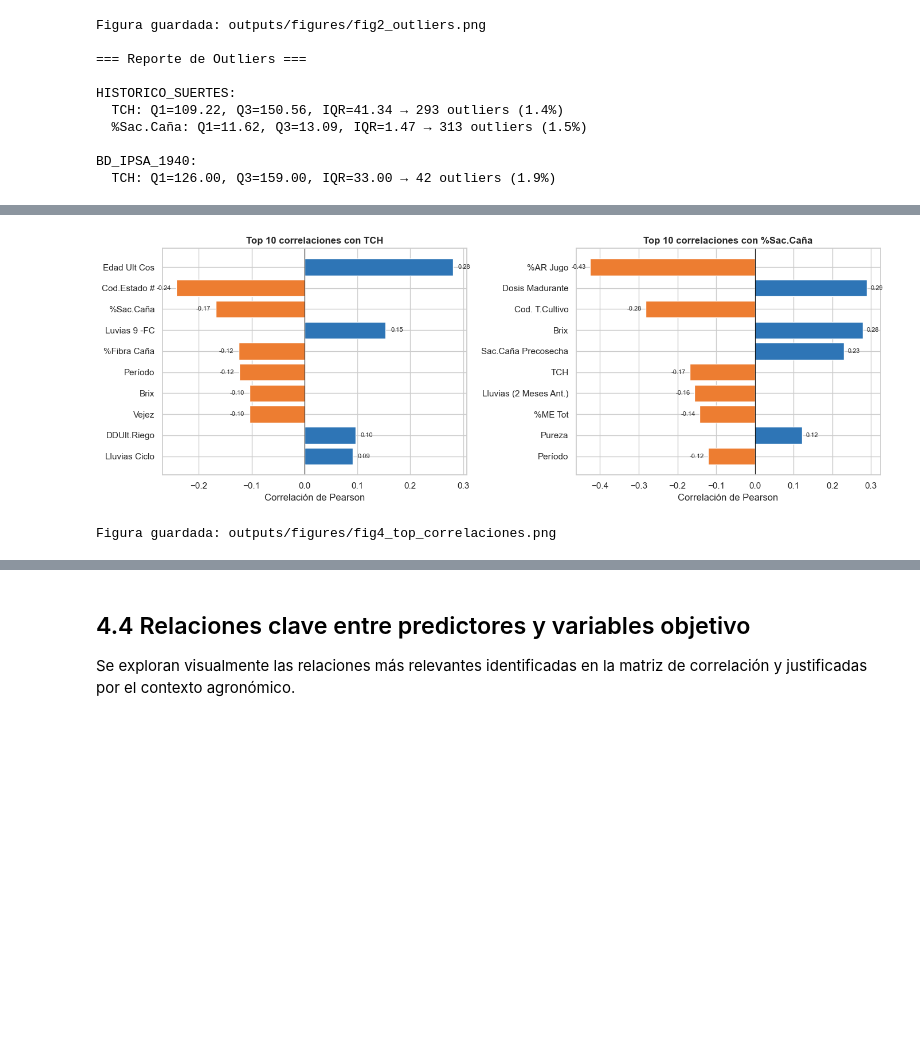
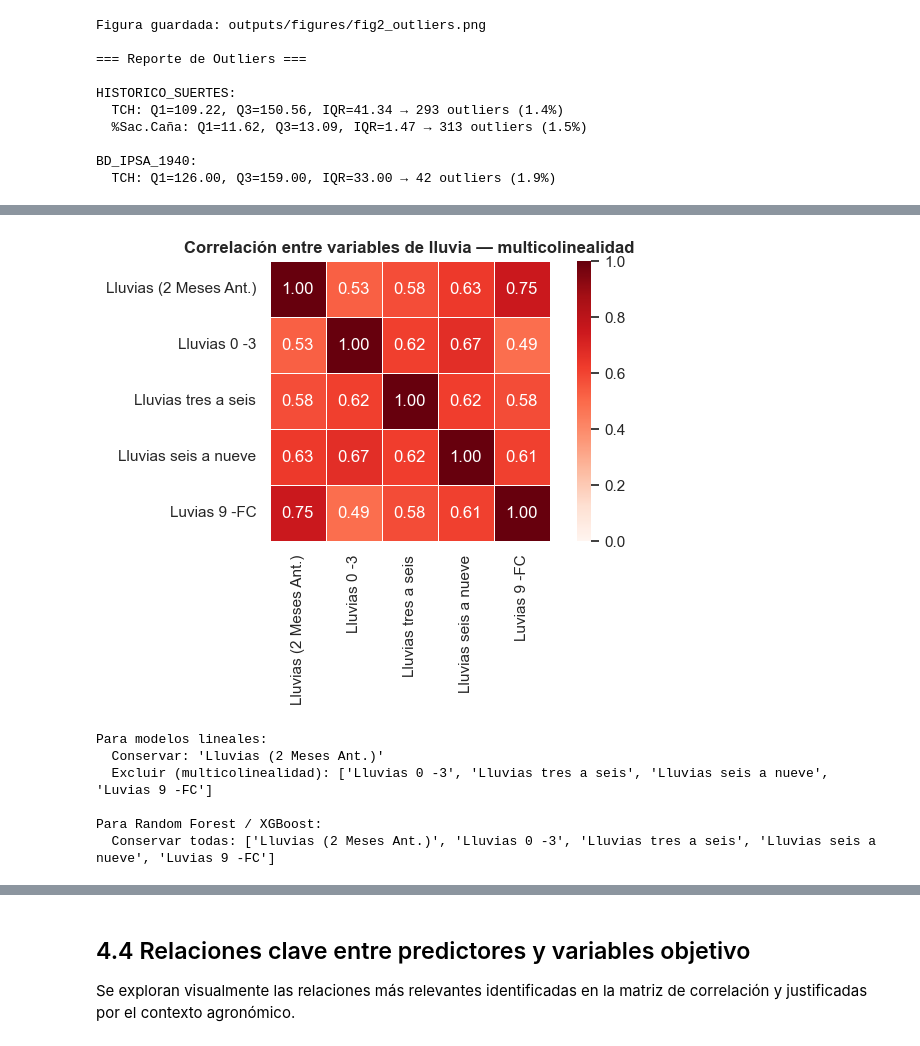
Before and after one commit to LissaAN1/prediccion-cana-LABAPO3, a Jupyter notebook: lab1.ipynb, the cells around one changed output, grey strips where cells are left out. Drawn from its saved outputs; the diff is of its cells as text; code cells hidden in the pictures; blank space fills up the shorter version.

```diff
--- a/lab1.ipynb
+++ b/lab1.ipynb
@@ -113,8 +338,17 @@ Antes de analizar nulos, se excluyen las variables que son métricas derivadas d
 # %%
 # Variables que NO pueden usarse como predictores — data leakage
 # HISTORICO_SUERTES: derivadas de TCH o %Sac.Caña, o calculadas post-cosecha
-LEAKAGE_REG = ['TonUltCorte', 'TCHM', 'Ton.Azucar', 'Rdto',
-               'TAH', 'TAHM', '%ATR', 'KATRHM', '%Sac.Muestreadora']
+# Se añaden respecto a la versión anterior: Sac.Caña Precosecha, Brix, Pureza,
+# %Fibra Caña, %AR Jugo, %ME Min/Veg/Tot, Fosfato Jugo — mediciones de laboratorio
+# hechas después de la cosecha o durante la molienda.
+LEAKAGE_REG = [
+    'TonUltCorte', 'TCHM', 'Ton.Azucar', 'Rdto',
+    'TAH', 'TAHM', '%ATR', 'KATRHM', '%Sac.Muestreadora',
+    # Mediciones de laboratorio post-cosecha:
+    'Sac.Caña Precosecha', 'Edad.Precosecha',
+    'Brix', 'Pureza', '%Fibra Caña', '%AR Jugo',
+    '%ME Min', '%ME Veg', '%ME Tot', 'Fosfato Jugo'
+]
 
 # BD_IPSA_1940: derivadas de TCH o sacarosa
 LEAKAGE_CLF = ['TAH', 'TAHM', 'TCHM', 'KATRHM', 'Rdto', '%Sac.Muestreadora']
@@ -122,7 +356,8 @@ LEAKAGE_CLF = ['TAH', 'TAHM', 'TCHM', 'KATRHM', 'Rdto', '%Sac.Muestreadora']
 # Nota: TCH, %Sac.Caña y sacarosa son los targets — se tratan por separado
 
 print("Leakage a excluir en HISTORICO_SUERTES:")
-print(" ", [c for c in LEAKAGE_REG if c in df_reg.columns])
+excl_reg = [c for c in LEAKAGE_REG if c in df_reg.columns]
+print(f"  {len(excl_reg)} columnas: {excl_reg}")
 print("\nLeakage a excluir en BD_IPSA_1940:")
 print(" ", [c for c in LEAKAGE_CLF if c in df_clf.columns])
 # %% [output]
@@ -495,28 +885,32 @@ Figura guardada: outputs/figures/fig3_correlacion_completa.png
 # %%
-# Top correlaciones con los targets
-for target in ["TCH", "%Sac.Caña"]:
-    if target in corr_matrix.columns:
-        top = corr_matrix[target].drop(index=[target]).abs().sort_values(ascending=False).head(12)
-        print(f"\nTop correlaciones con {target}:")
-        print(corr_matrix[target].drop(index=[target]).loc[top.index].to_string())
+# ── Correlación entre variables de lluvia ─────────────────────────────────────
+lluvia_cols = [c for c in df_reg_clean.columns
+               if 'lluvia' in c.lower() or 'luvia' in c.lower()]
 
-# Figura: Top correlaciones con TCH y Sac
-fig, axes = plt.subplots(1, 2, figsize=(14, 5))
-for ax, target in zip(axes, ["TCH", "%Sac.Caña"]):
-    if target in corr_matrix.columns:
-        top_corr = corr_matrix[target].drop(index=[target]).abs().sort_values(ascending=False).head(10)
-        vals = corr_matrix[target].loc[top_corr.index]
-        colors_bar = ["#2E75B6" if v > 0 else "#ED7D31" for v in vals]
-        ax.barh(top_corr.index[::-1], vals[::-1], color=colors_bar[::-1])
-        ax.axvline(0, color='black', linewidth=0.8)
-        ax.set_title(f"Top 10 correlaciones con {target}", fontweight='bold')
-        ax.set_xlabel("Correlación de Pearson")
-        for j, (idx, v) in enumerate(zip(top_corr.index[::-1], vals[::-1])):
-            ax.text(v + (0.01 if v >= 0 else -0.01), j, f"{v:.2f}",
-                    va='center', ha='left' if v >= 0 else 'right', fontsize=8)
+print("Variables de lluvia disponibles:", lluvia_cols)
 
-plt.tight_layout()
-plt.savefig("outputs/figures/fig4_top_correlaciones.png", dpi=150, bbox_inches='tight')
-plt.show()
-print("Figura guardada: outputs/figures/fig4_top_correlaciones.png")
+if len(lluvia_cols) > 1:
+    corr_lluvia = df_reg_clean[lluvia_cols].corr()
+    print("\nMatriz de correlación entre variables de lluvia:")
+    print(corr_lluvia.round(3).to_string())
+
+    fig, ax = plt.subplots(figsize=(7, 5))
+    sns.heatmap(corr_lluvia, ax=ax, cmap="Reds", annot=True, fmt=".2f",
+                linewidths=0.4, vmin=0, vmax=1, square=True)
+    ax.set_title("Correlación entre variables de lluvia — multicolinealidad",
+                 fontweight='bold')
+    plt.tight_layout()
+    plt.savefig("outputs/figures/fig3b_correlacion_lluvia.png", dpi=150, bbox_inches='tight')
+    plt.show()
+
+# ── Definir columna de lluvia a usar en modelos lineales ──────────────────────
+# Solo la más relevante agronómicamente: precipitación 2 meses antes de cosecha
+LLUVIA_MODELO_LINEAL = 'Lluvias (2 Meses Ant.)'
+LLUVIA_DESCARTAR_LM  = [c for c in lluvia_cols if c != LLUVIA_MODELO_LINEAL]
+
+print(f"\nPara modelos lineales:")
+print(f"  Conservar: '{LLUVIA_MODELO_LINEAL}'")
+print(f"  Excluir (multicolinealidad): {LLUVIA_DESCARTAR_LM}")
+print(f"\nPara Random Forest / XGBoost:")
+print(f"  Conservar todas: {lluvia_cols}")
 # %% [output]
@@ -540,2 +926,7 @@ Cod.Estado #              0.098363
-[figure, old version]
+[figure, new version]
-Figura guardada: outputs/figures/fig4_top_correlaciones.png
+Para modelos lineales:
+  Conservar: 'Lluvias (2 Meses Ant.)'
+  Excluir (multicolinealidad): ['Lluvias 0 -3', 'Lluvias tres a seis', 'Lluvias seis a nueve', 'Luvias 9 -FC']
+
+Para Random Forest / XGBoost:
+  Conservar todas: ['Lluvias (2 Meses Ant.)', 'Lluvias 0 -3', 'Lluvias tres a seis', 'Lluvias seis a nueve', 'Luvias 9 -FC']
```
Also changed, not shown: parts of 22 cells of this notebook, 3 other files.
